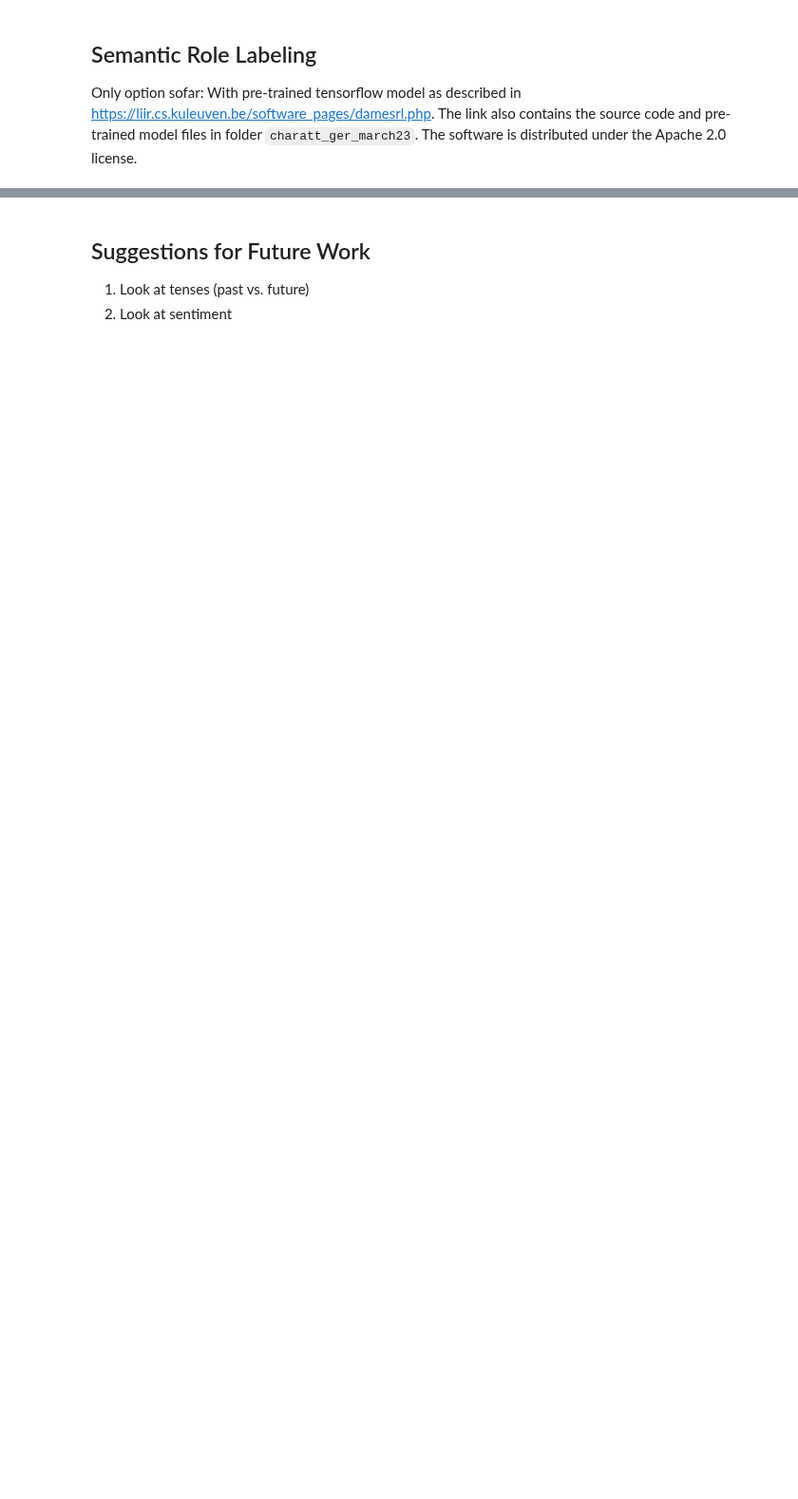
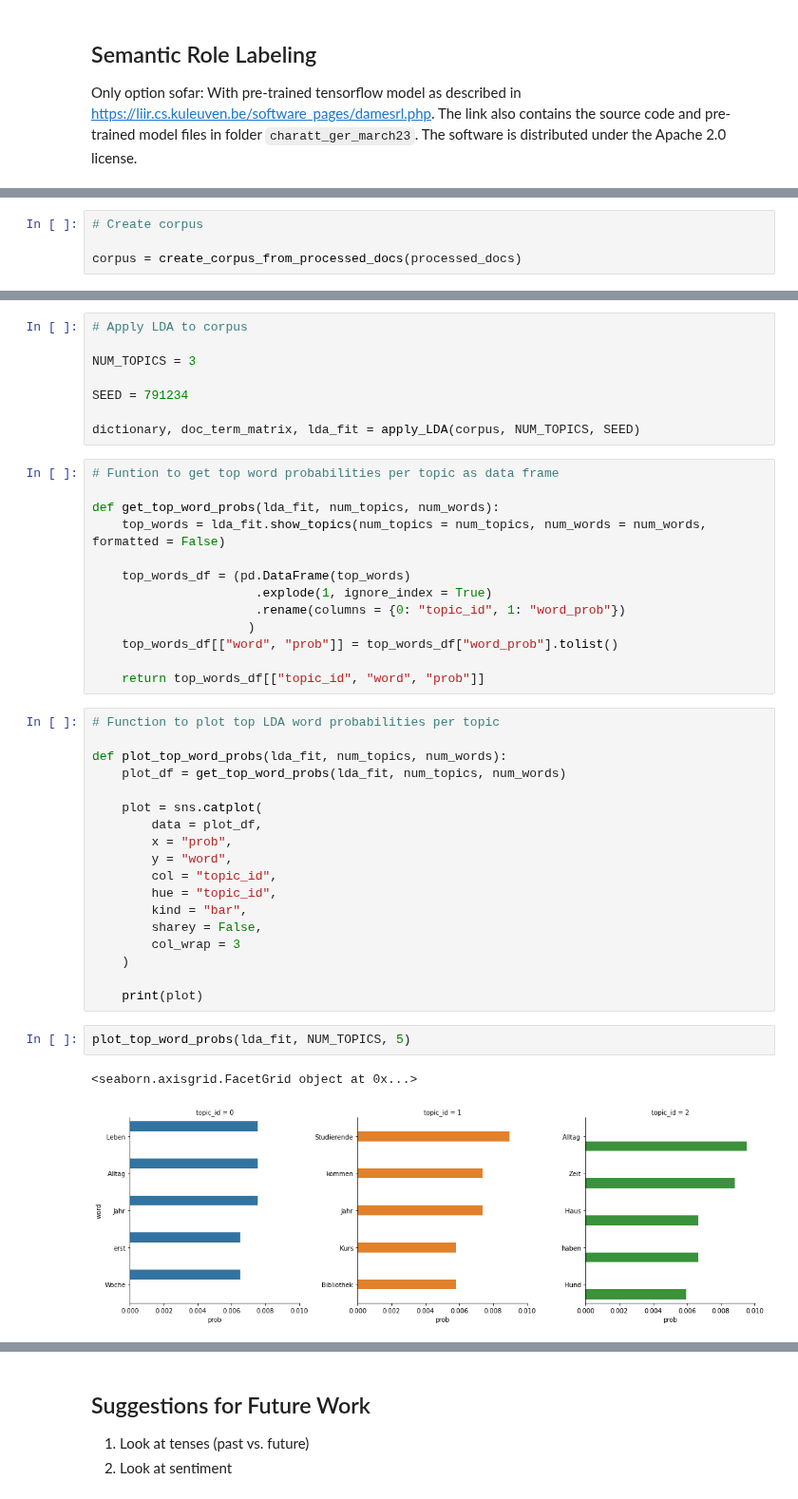
Before and after one commit to navigating-stories/notebooks, a Jupyter notebook: ger_nlp_test.ipynb, the cells around one changed output, grey strips where cells are left out. Shown at 95% size. Saved outputs shown, nothing was run; the diff lists cells and outputs as text; blank space fills up the shorter version.

Commit message:
Add topic modeling for German NLP pipeline

```diff
--- a/ger_nlp_test.ipynb
+++ b/ger_nlp_test.ipynb
@@ -329,0 +357,4 @@ Only option sofar: With pre-trained tensorflow model as described in https://lii
+# %%
+# Create corpus
+
+corpus = create_corpus_from_processed_docs(processed_docs)
@@ -329,0 +376,44 @@ Only option sofar: With pre-trained tensorflow model as described in https://lii
+# %%
+# Apply LDA to corpus
+
+NUM_TOPICS = 3
+
+SEED = 791234
+
+dictionary, doc_term_matrix, lda_fit = apply_LDA(corpus, NUM_TOPICS, SEED)
+# %%
+# Funtion to get top word probabilities per topic as data frame
+
+def get_top_word_probs(lda_fit, num_topics, num_words):
+    top_words = lda_fit.show_topics(num_topics = num_topics, num_words = num_words, formatted = False)
+
+    top_words_df = (pd.DataFrame(top_words)
+                      .explode(1, ignore_index = True)
+                      .rename(columns = {0: "topic_id", 1: "word_prob"})
+                     )
+    top_words_df[["word", "prob"]] = top_words_df["word_prob"].tolist()
+
+    return top_words_df[["topic_id", "word", "prob"]]
+# %%
+# Function to plot top LDA word probabilities per topic
+
+def plot_top_word_probs(lda_fit, num_topics, num_words):
+    plot_df = get_top_word_probs(lda_fit, num_topics, num_words)
+
+    plot = sns.catplot(
+        data = plot_df,
+        x = "prob",
+        y = "word",
+        col = "topic_id",
+        hue = "topic_id",
+        kind = "bar",
+        sharey = False,
+        col_wrap = 3
+    )
+
+    print(plot)
+# %%
+plot_top_word_probs(lda_fit, NUM_TOPICS, 5)
+# %% [output]
+<seaborn.axisgrid.FacetGrid object at 0x...>
+[figure, added]
```
Also changed, not shown: parts of 23 cells of this notebook.
